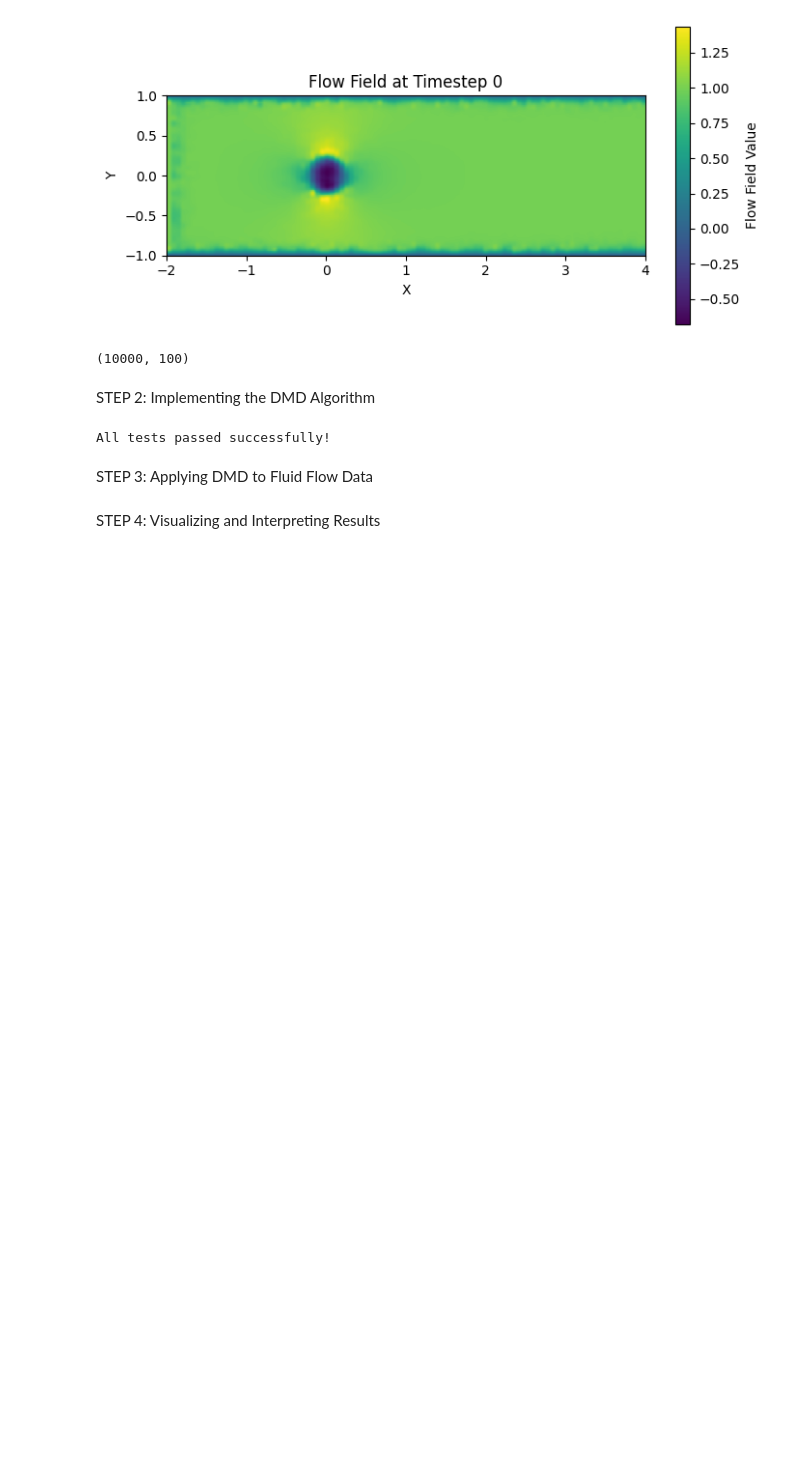
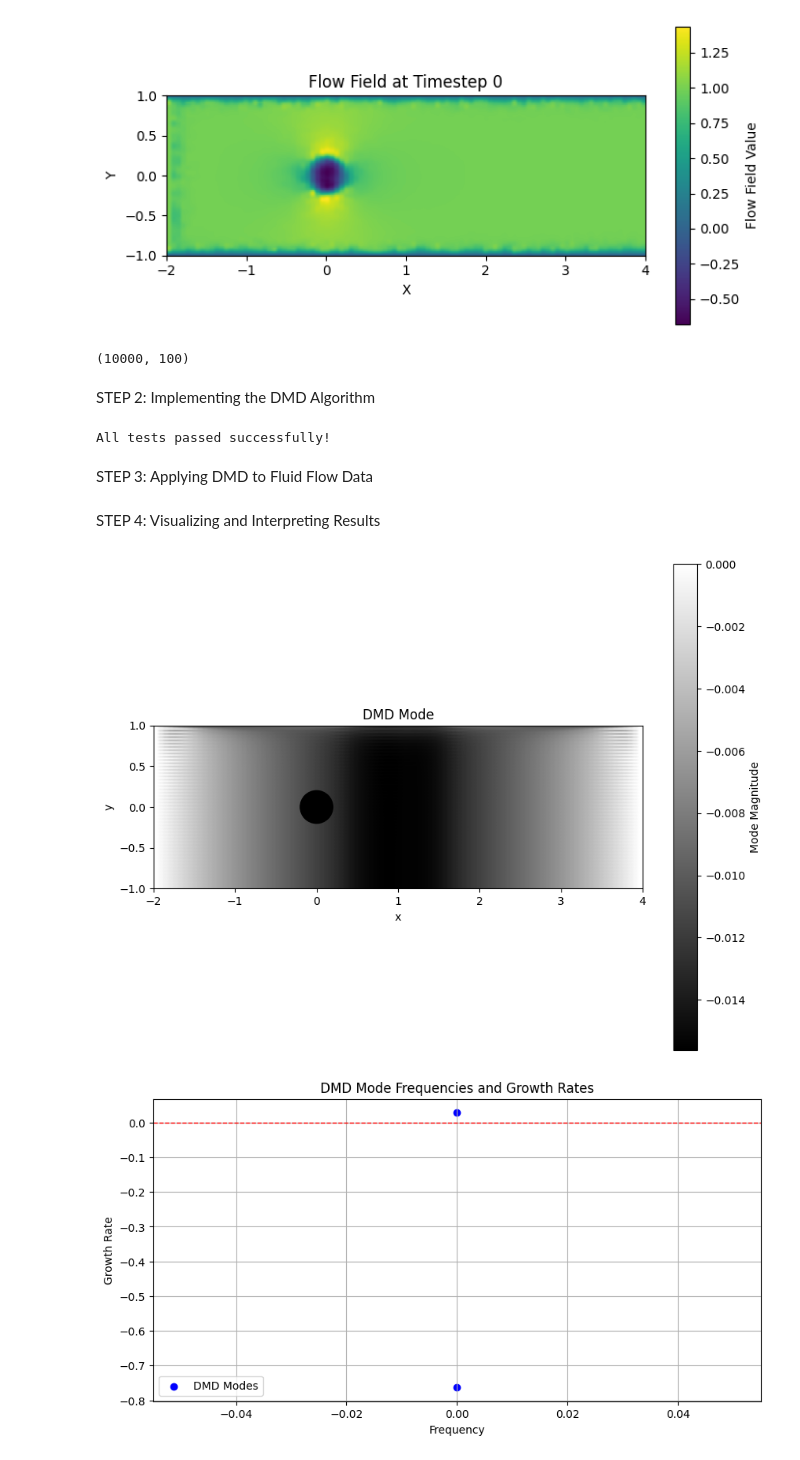
Before and after one commit to aaryanmahipalcu/ME-371, a Jupyter notebook: Midterm Project/part1_dmd_theory.ipynb, the cells around one changed output. Drawn from its saved outputs; the diff is of its cells as text; code cells hidden in the pictures; blank space fills up the shorter version.

```diff
--- a/Midterm Project/part1_dmd_theory.ipynb
+++ b/Midterm Project/part1_dmd_theory.ipynb
@@ -205,0 +300,11 @@ STEP 4: Visualizing and Interpreting Results
+# %%
+# Example use
+# Testing the functions using the first 2 modes
+flow_data = load_fluid_flow_data('cylinder_flow_data.npy')
+modes, eigenvalues, dynamics = perform_dmd(flow_data, r=2)
+plot_dmd_mode(modes[:,0], shape=(100,100))
+dt = 0.01  # Assuming time step of 0.01
+plot_mode_frequencies(eigenvalues, dt)
+# %% [output]
+[figure, added]
+[figure, added]
```
Also changed, not shown: parts of 7 cells of this notebook.
